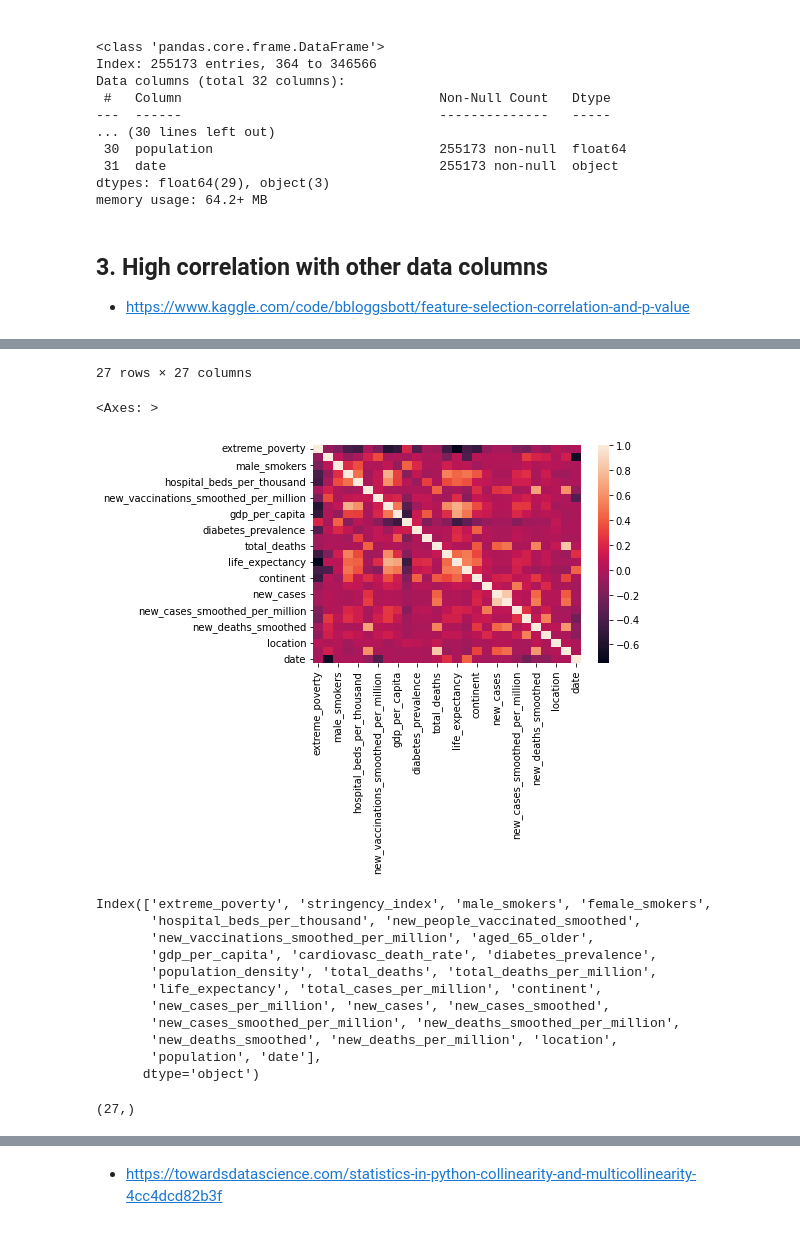
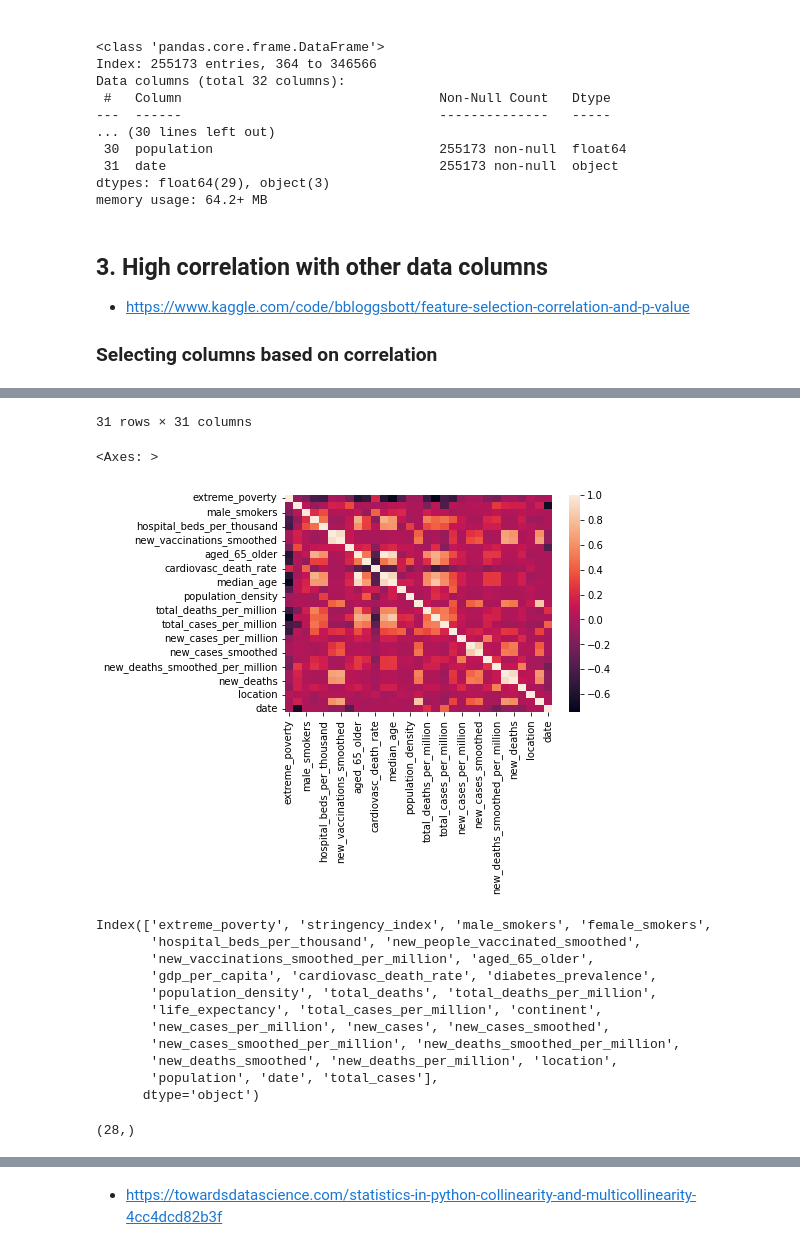
Before and after one commit to aamadorc/CIND820, a Jupyter notebook: CIND820_EDA.ipynb, the cells around one changed output, grey strips where cells are left out. Cells and saved outputs as stored; diff of their text form; code cells hidden in the pictures.

Commit message:
Add dimensional reduction 3.1 correlation correction

```diff
--- a/CIND820_EDA.ipynb
+++ b/CIND820_EDA.ipynb
@@ -601,6 +601,8 @@ memory usage: 64.2+ MB
 
 
 * https://www.kaggle.com/code/bbloggsbott/feature-selection-correlation-and-p-value
+
+### Selecting columns based on correlation
 # %%
 import seaborn as sns
 import matplotlib.pyplot as plt
@@ -611,8 +613,8 @@ from sklearn.model_selection import train_test_split
 from sklearn.svm import SVC
 from sklearn.metrics import confusion_matrix
 
-# Dataset copy to be use in the correlation
-data = covid_data.copy()
+# Dataset copy to be use in the correlation, remove the column total_cases because it is the column we are trying to predict
+data = covid_data.drop(['total_cases'], axis=1)
 
 # The numpy.random.seed() makes the random numbers predictable and is used for reproducibility
 np.random.seed(123)
@@ -656,10 +658,10 @@ sns.heatmap(corr)
 | new_deaths_per_million | -0.111540 | 0.152339 | 0.041541 | 0.127345 | 0.078420 | ... |
 | location | 0.041243 | 0.014137 | 0.034503 | -0.047569 | 0.026951 | ... |
 | population | -0.025284 | 0.144791 | 0.014974 | -0.064247 | -0.023034 | ... |
 | date | -0.000160 | -0.670999 | 0.000024 | 0.000190 | 0.000089 | ... |
-27 rows × 27 columns
+31 rows × 31 columns
 <Axes: >
-[figure, old version]
+[figure, new version]
 # %%
 # Next, compare the correlation between features and remove one of two features that have a correlation higher than 0.9
 
@@ -671,6 +673,12 @@ for i in range(corr.shape[0]):
                 columns[j] = False
 
 selected_columns = data.columns[columns]
+# selected_columns
+# selected_columns.shape
+
+## Add total_cases column which is the column to be predicted
+total_cases = pd.Index(['total_cases'])
+selected_columns = selected_columns.append(total_cases)
 selected_columns
 selected_columns.shape
 # %% [output]
@@ -683,9 +691,9 @@ Index(['extreme_poverty', 'stringency_index', 'male_smokers', 'female_smokers',
        'new_cases_per_million', 'new_cases', 'new_cases_smoothed',
        'new_cases_smoothed_per_million', 'new_deaths_smoothed_per_million',
        'new_deaths_smoothed', 'new_deaths_per_million', 'location',
-       'population', 'date'],
+       'population', 'date', 'total_cases'],
       dtype='object')
-(27,)
+(28,)
 # %%
 #Before:
 # Total number of observations:  255173
```
Also changed, not shown: parts of 3 cells of this notebook, 1 other file.
